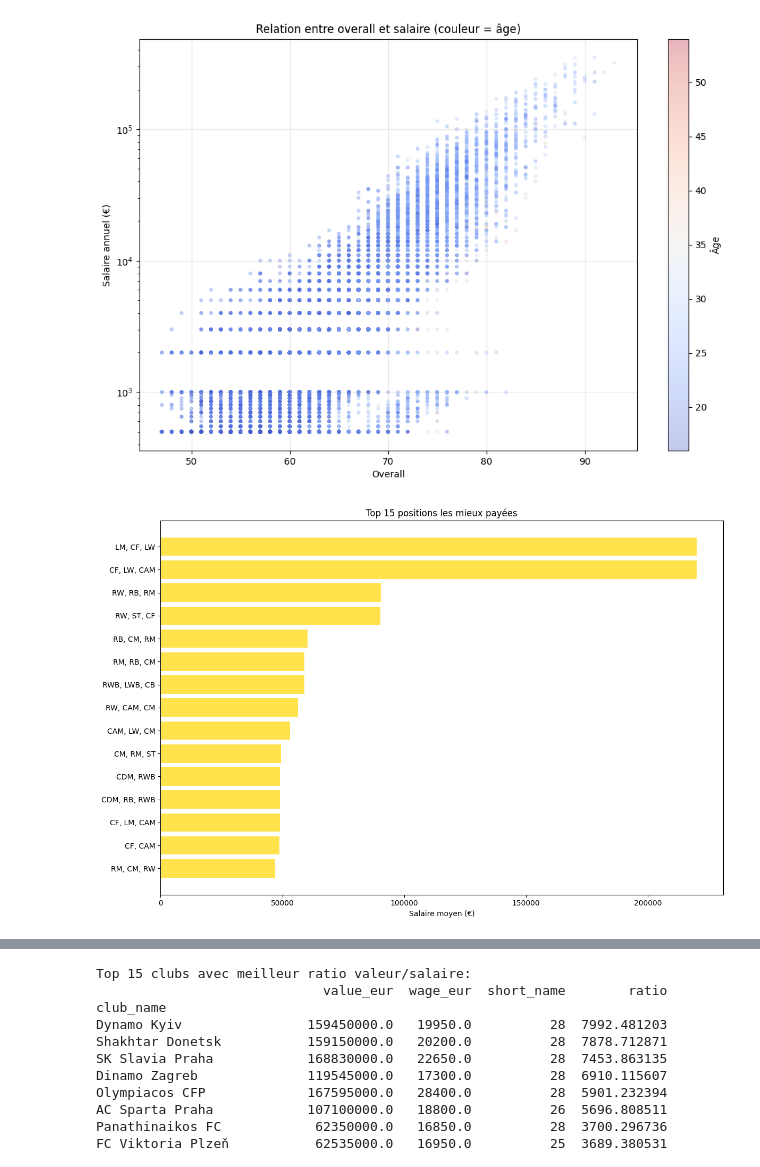
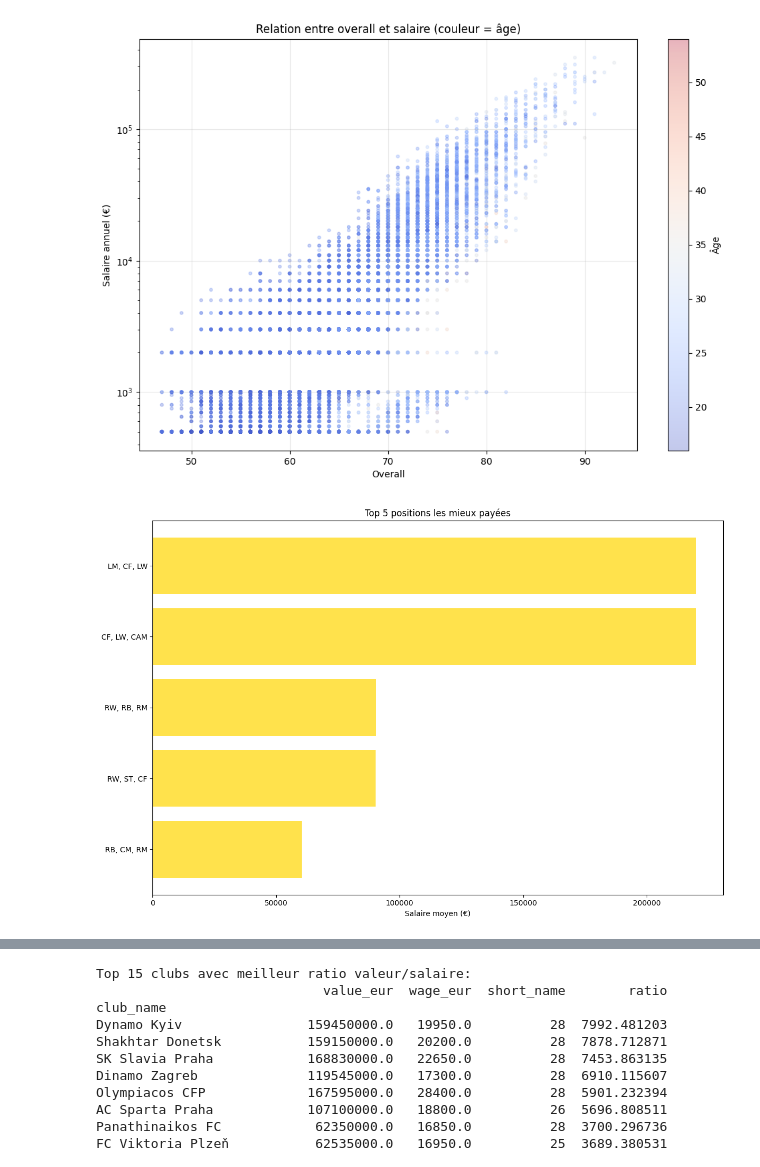
Before and after one commit to Softwinnerr/fifa-players-analysis, a Jupyter notebook: notebooks/03_analysis.ipynb, the cells around one changed output, grey strips where cells are left out. Drawn from its saved outputs; the diff is of its cells as text; code cells hidden in the pictures.

```diff
--- a/notebooks/03_analysis.ipynb
+++ b/notebooks/03_analysis.ipynb
@@ -175,16 +175,16 @@ plt.show()
 # %% [output]
 [figure]
 # %%
-salary_by_position = df[df['wage_eur'] > 0].groupby('player_positions')['wage_eur'].mean().sort_values(ascending=False).head(15)
+salary_by_position = df[df['wage_eur'] > 0].groupby('player_positions')['wage_eur'].mean().sort_values(ascending=False).head(5)
 
 plt.figure(figsize=(12, 8))
 plt.barh(range(len(salary_by_position)), salary_by_position.values, color='gold', alpha=0.7)
 plt.yticks(range(len(salary_by_position)), salary_by_position.index)
 plt.xlabel('Salaire moyen (€)')
-plt.title('Top 15 positions les mieux payées')
+plt.title('Top 5 positions les mieux payées')
 plt.gca().invert_yaxis()
 plt.tight_layout()
 plt.savefig('../visualizations/top_positions_salary.png', dpi=300, bbox_inches='tight')
 plt.show()
 # %% [output]
-[figure, old version]
+[figure, new version]
```
Also changed, not shown: parts of 2 cells of this notebook, 4 other files.
